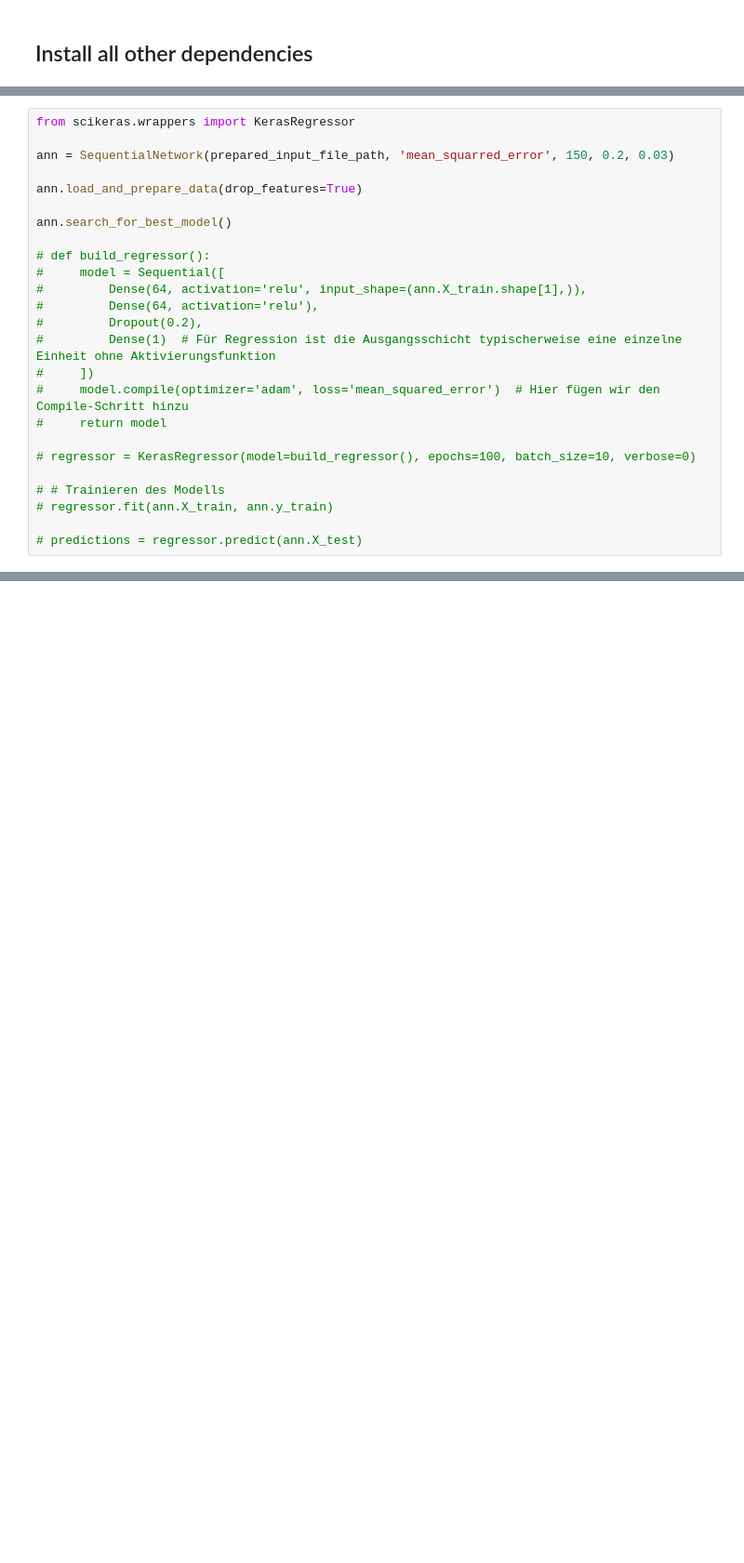
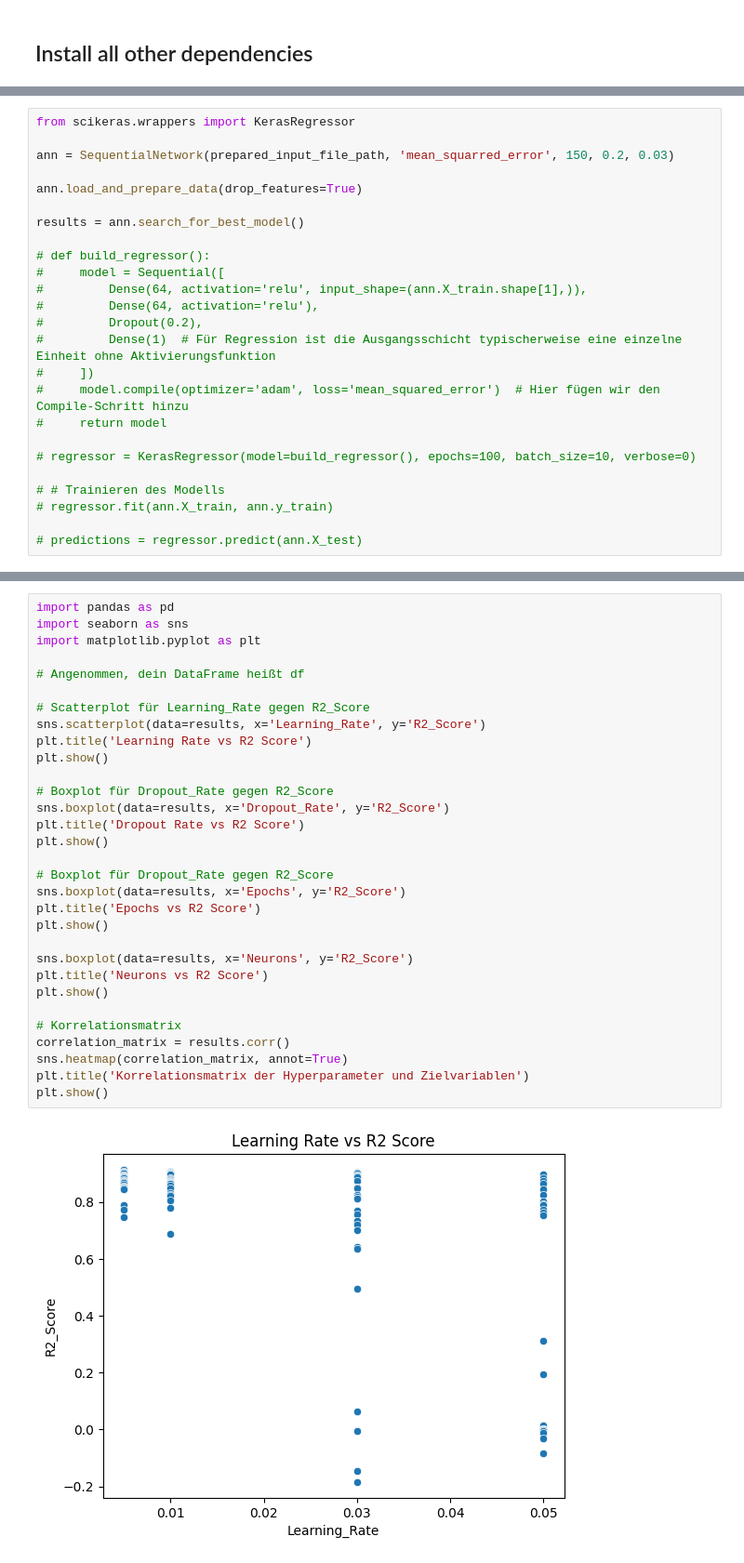
Before and after one commit to SimonUlu/performance-prediction, a Jupyter notebook: src/app/predictor/tensorflow.ipynb, the cells around one changed output, grey strips where cells are left out. Shown at 93% size. Drawn from its saved outputs; the diff is of its cells as text; blank space fills up the shorter version.

```diff
--- a/src/app/predictor/tensorflow.ipynb
+++ b/src/app/predictor/tensorflow.ipynb
@@ -50,7 +50,7 @@ ann = SequentialNetwork(prepared_input_file_path, 'mean_squarred_error', 150, 0.
 
 ann.load_and_prepare_data(drop_features=True)
 
-ann.search_for_best_model()
+results = ann.search_for_best_model()
 
 # def build_regressor():
 #     model = Sequential([
@@ -72,0 +91,33 @@ ValueError: not enough values to unpack (expected 6, got 5)
+# %%
+import pandas as pd
+import seaborn as sns
+import matplotlib.pyplot as plt
+
+# Angenommen, dein DataFrame heißt df
+
+# Scatterplot für Learning_Rate gegen R2_Score
+sns.scatterplot(data=results, x='Learning_Rate', y='R2_Score')
+plt.title('Learning Rate vs R2 Score')
+plt.show()
+
+# Boxplot für Dropout_Rate gegen R2_Score
+sns.boxplot(data=results, x='Dropout_Rate', y='R2_Score')
+plt.title('Dropout Rate vs R2 Score')
+plt.show()
+
+# Boxplot für Dropout_Rate gegen R2_Score
+sns.boxplot(data=results, x='Epochs', y='R2_Score')
+plt.title('Epochs vs R2 Score')
+plt.show()
+
+sns.boxplot(data=results, x='Neurons', y='R2_Score')
+plt.title('Neurons vs R2 Score')
+plt.show()
+
+# Korrelationsmatrix
+correlation_matrix = results.corr()
+sns.heatmap(correlation_matrix, annot=True)
+plt.title('Korrelationsmatrix der Hyperparameter und Zielvariablen')
+plt.show()
+# %% [output]
+[figure, added]
```
Also changed, not shown: parts of 5 cells of this notebook, 8 other files.
